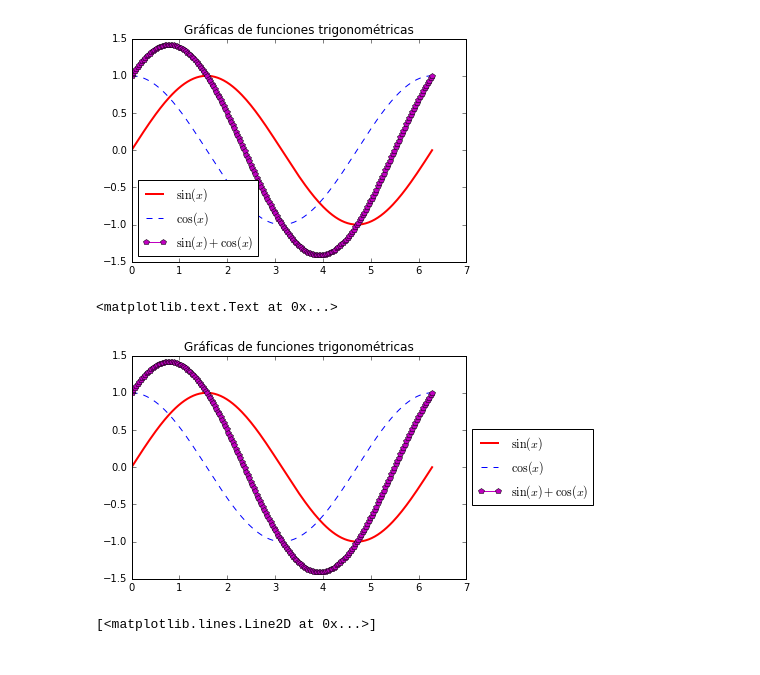
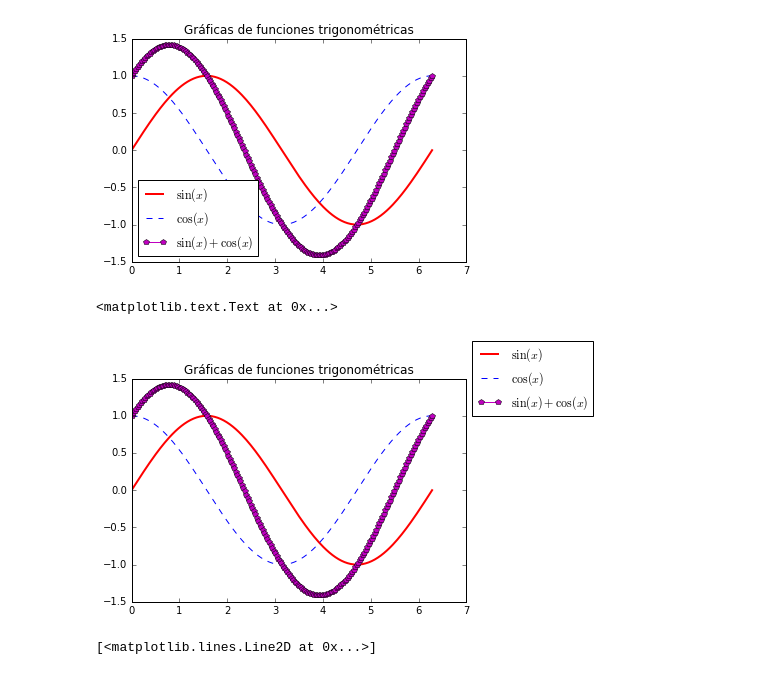
Before and after one commit to Darivadi/Fundamentals_in_computation, a Jupyter notebook: Matplotlib_basico.ipynb, the cells around one changed output. Saved outputs shown, nothing was run; the diff lists cells and outputs as text; code cells hidden in the pictures.

```diff
--- a/Matplotlib_basico.ipynb
+++ b/Matplotlib_basico.ipynb
@@ -163,18 +163,19 @@ plt.title(ur"Gráficas de funciones trigonométricas")
 # %%
 # Gradicando varias funciones
 # Utilizando funciones y leyendas
 x = np.linspace(0,2*np.pi,200)
 y1 = np.sin(x)
 y2 = np.cos(x)
 y3 = y1+y2
 plt.plot(x,y1,"r",linewidth=2, label=ur"$\sin{(x)}$")
 plt.plot(x,y2,'--', label=ur"$\cos{(x)}$")
 plt.plot(x,y3,'mp-' , label=ur"$\sin{(x)}+\cos{(x)}$")
-plt.legend(loc='center left', bbox_to_anchor=(1, 0.5))
+#plt.legend(loc='center left', bbox_to_anchor=(1, 0.5))
+plt.legend(loc='center left', bbox_to_anchor=(1, 1))
 plt.title(ur"Gráficas de funciones trigonométricas")
 # %% [output]
 <matplotlib.text.Text at 0x...>
-[figure, old version]
+[figure, new version]
 # %%
 #Ejes logaritmicos: Y
 X = np.linspace( 1, 10, 100 )
```
Also changed, not shown: parts of 2 cells of this notebook, 5 other files.
